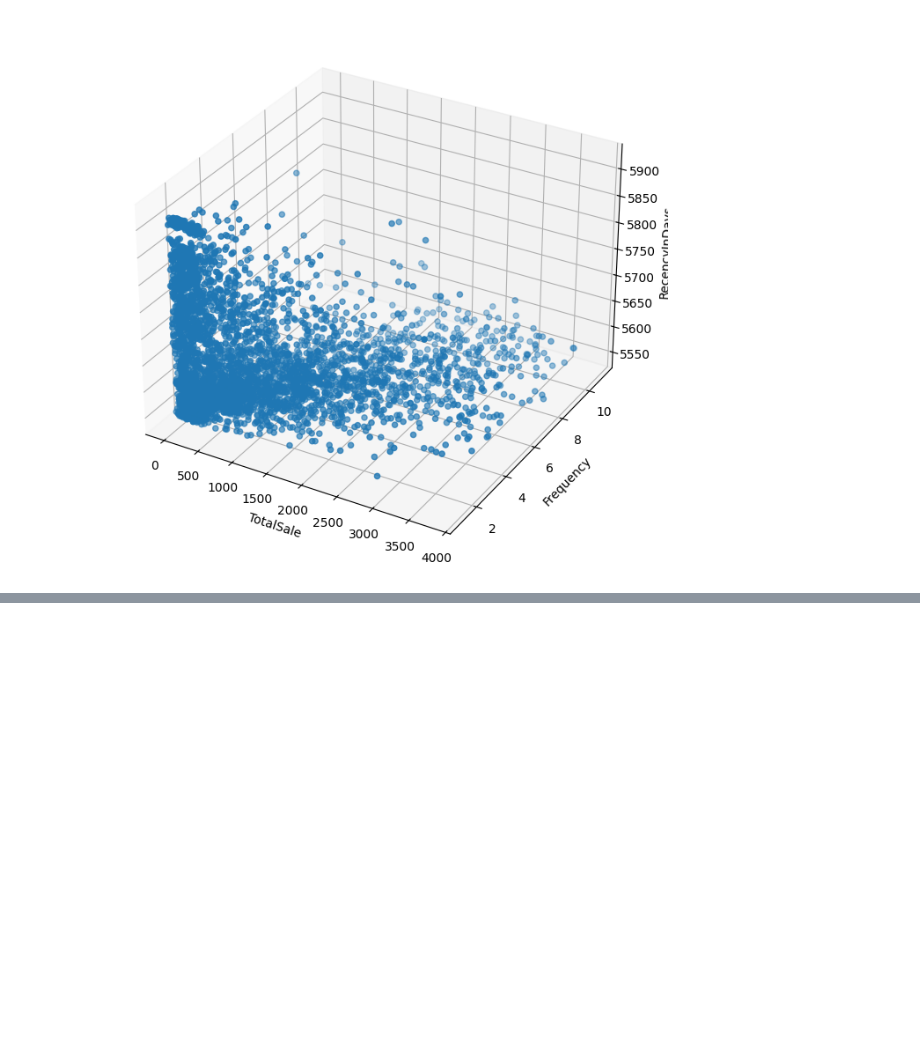
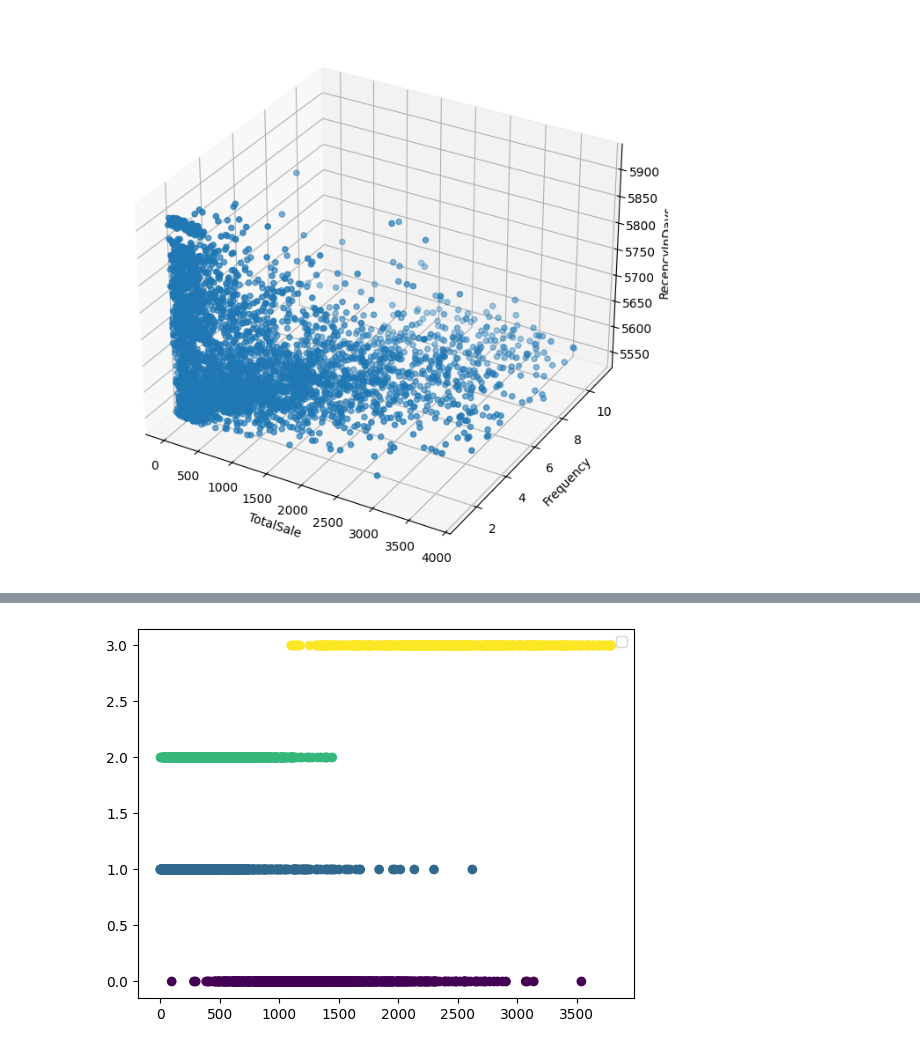
Before and after one commit to pradhans369/Python_and_Data_Science, a Jupyter notebook: 0 ML practice/14_1.ipynb, the cells around one changed output, grey strips where cells are left out. Cells and saved outputs as stored; diff of their text form; code cells hidden in the pictures; blank space fills up the shorter version.

```diff
--- a/0 ML practice/14_1.ipynb
+++ b/0 ML practice/14_1.ipynb
@@ -339,0 +341,7 @@ plt.show()
+# %%
+# scaling the data
+scaler = StandardScaler()
+scaled_data = scaler.fit_transform(non_outliers[['TotalSale', 'Frequency', 'RecencyInDays']])
+scaled_data = pd.DataFrame(scaled_data, index=non_outliers.index, columns=['TotalSale', 'Frequency', 'RecencyInDays'])
+
+scaled_data.head()
@@ -339,0 +408,15 @@ plt.show()
+# %%
+km = KMeans(
+    n_clusters=4,
+    random_state=42,
+    max_iter=1000
+)
+
+cluster_labels = km.fit_predict(scaled_data)
+
+print(cluster_labels)
+
+
+non_outliers['Cluster'] = cluster_labels
+print(non_outliers.shape)
+non_outliers.head()
@@ -339,0 +432,6 @@ plt.show()
+# %%
+plt.scatter(non_outliers['TotalSale'], non_outliers['Cluster'], c=non_outliers['Cluster'])
+plt.legend()
+plt.show()
+# %% [output]
+[figure, added]
```
Also changed, not shown: parts of 23 cells of this notebook.
